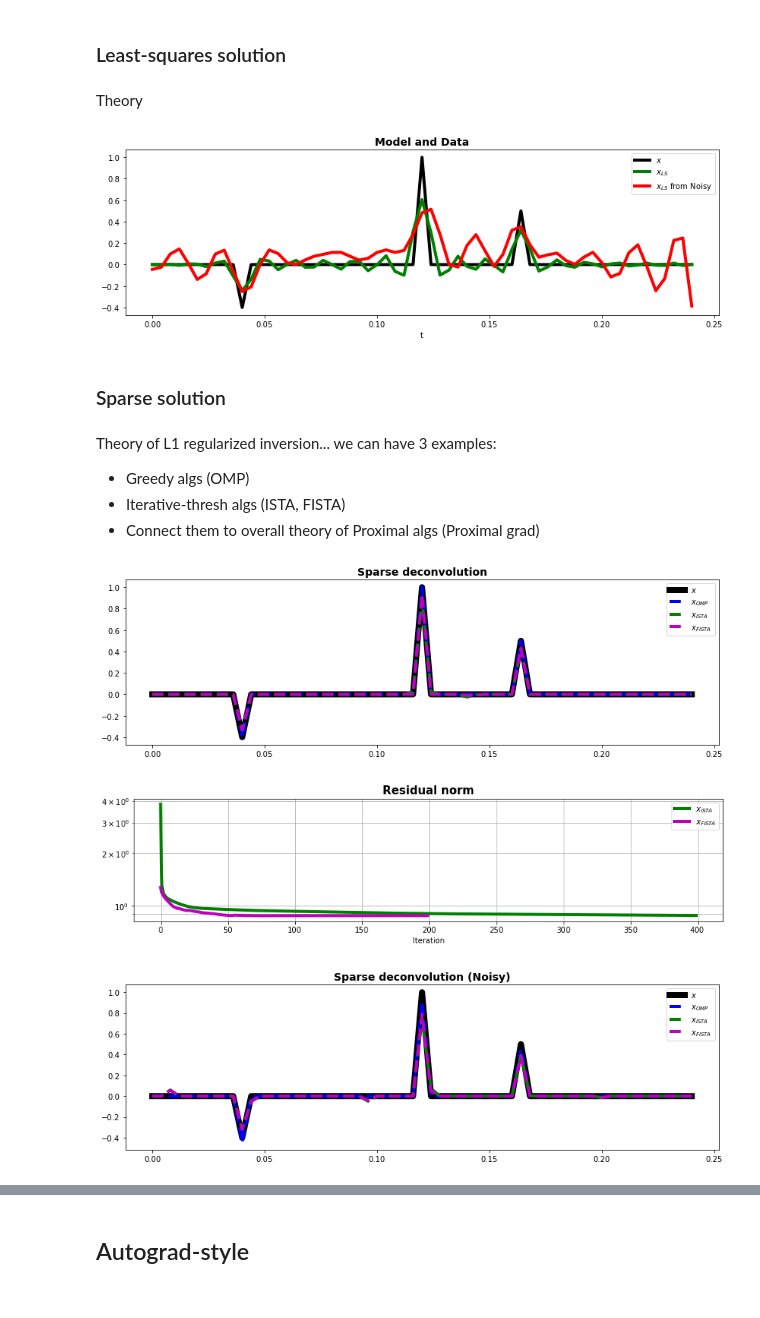
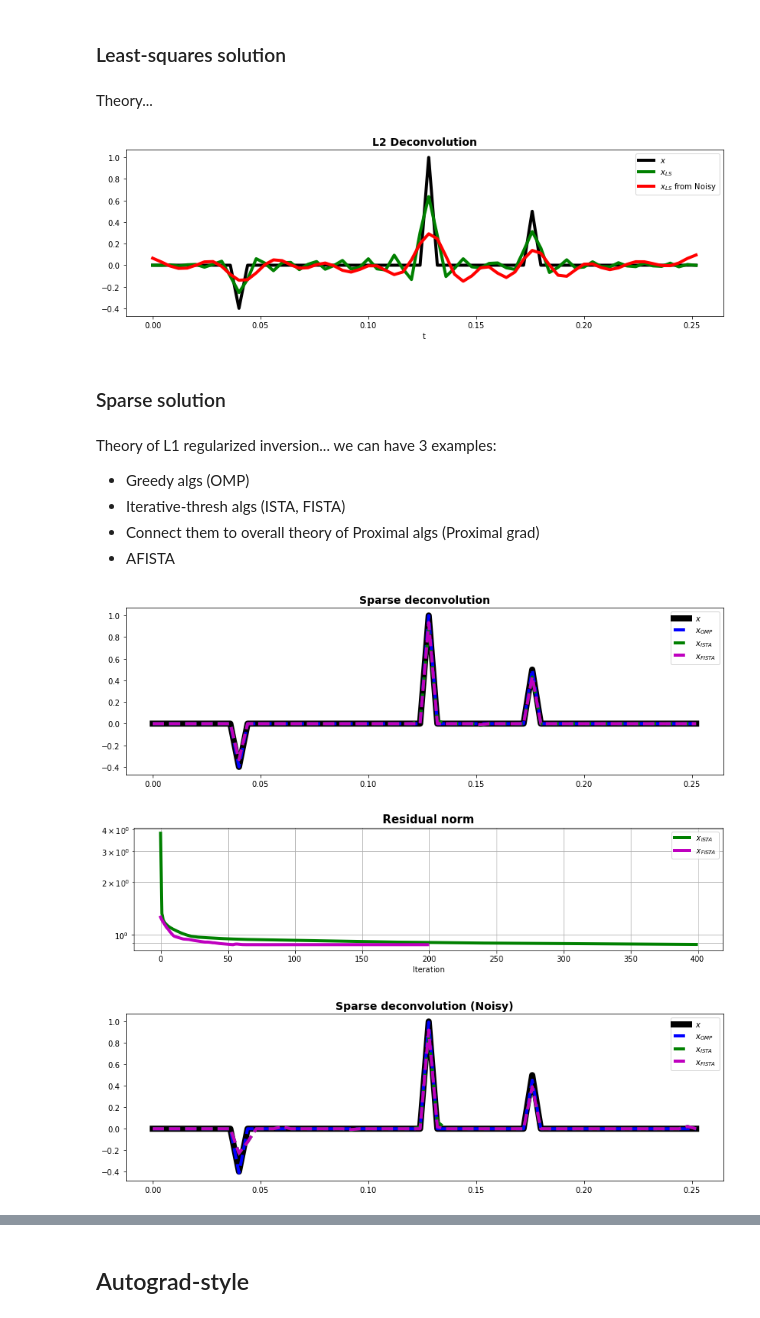
Before and after one commit to PyLops/pylops_transform2022, a Jupyter notebook: Decon.ipynb, the cells around one changed output, grey strips where cells are left out. Cells and saved outputs as stored; diff of their text form; code cells hidden in the pictures.

```diff
--- a/Decon.ipynb
+++ b/Decon.ipynb
@@ -68,8 +75,10 @@ HTML("""
 ## Data creation
 # %%
 # Model
-nt = 61
+nt = 64
 dt = 0.004
+f0=20
+
 t = np.arange(nt) * dt
 x = np.zeros(nt)
 x[10] = -0.4
@@ -77,7 +86,7 @@ x[int(nt / 2)] = 1
 x[nt - 20] = 0.5
 
 # Operator
-h, th, hcenter = pylops.utils.wavelets.ricker(t[:101], f0=20)
+h, th, hcenter = pylops.utils.wavelets.ricker(t[:101], f0=f0)
 Cop = pylops.signalprocessing.Convolve1D(nt, h=h, offset=hcenter, dtype="float32")
 dottest(Cop, verb=True)
 
@@ -105,25 +114,35 @@ Overall theory
 # %% [markdown]
 ### Least-squares solution
 # %% [markdown]
-Theory
+Theory...
+# %%
+def callback(x, xtrue, err):
+    return err.append(np.linalg.norm(x- xtrue))
 # %%
-xls = Cop / y
-xnls = Cop / yn
+#xls = Cop / y
+#xnls = Cop / yn
+#xls = lsqr(Cop, y, damp=1e-10, iter_lim=1000, show=0)[0]
+#xnls = lsqr(Cop, yn, damp=1e-1, iter_lim=1000, show=0)[0]
 
-xls = lsqr(Cop, y, damp=1e-10, iter_lim=1000, show=0)[0]
-#xnls = lsqr(Cop, yn, damp=1e-1, iter_lim=1000, show=0)[0]
-xnls = pylops.optimization.leastsquares.RegularizedInversion(
-    Cop, [], yn, returninfo=False, **dict(damp=1e-1, atol=1e-3, iter_lim=100, show=0))
+errls, errnls = [], []
+xls = lsqr_pylops(Cop, y, np.zeros(nt), damp=1e-10, atol=0, btol=0, niter=400, show=0,
+                  callback=lambda X: callback(X, x, errls))[0]
+xnls = lsqr_pylops(Cop, yn, np.zeros(nt), damp=8e-1, atol=0, btol=0, niter=400, show=0,
+                   callback=lambda X: callback(X, x, errnls))[0]
+
+#xnls = pylops.optimization.leastsquares.RegularizedInversion(
+#    Cop, [], yn, returninfo=False, **dict(damp=1e-1, atol=1e-3, iter_lim=100, show=0))
+
 
 fig, ax = plt.subplots(1, 1, figsize=(14, 4))
 ax.plot(t, x, "k", lw=4, label=r"$x$")
 ax.plot(t, xls, "g", lw=4, label=r"$x_{LS}$")
 ax.plot(t, xnls, "r", lw=4, label=r"$x_{LS}$ from Noisy")
 ax.set_xlabel("t")
 ax.set_title("L2 Deconvolution", fontsize=14, fontweight="bold")
 ax.legend();
 # %% [output]
-[figure, old version]
+[figure, new version]
 # %% [markdown]
 ### Sparse solution
 # %% [markdown]
@@ -132,17 +151,20 @@ Theory of L1 regularized inversion... we can have 3 examples:
 - Greedy algs (OMP)
 - Iterative-thresh algs (ISTA, FISTA)
 - Connect them to overall theory of Proximal algs (Proximal grad)
+- AFISTA
 # %%
 # noise-free
 xomp, _, resomp = pylops.optimization.sparsity.OMP(
     Cop, y, niter_outer=10, sigma=1e-8)
 
+errista, errfista = [], []
 xista, _, resista = pylops.optimization.sparsity.ISTA(
-    Cop, y, niter=400, eps=5e-1, tol=1e-8, returninfo=True)
+    Cop, y, niter=400, eps=5e-1, tol=1e-8, returninfo=True,
+    callback=lambda X: callback(X, x, errista))
 
 xfista, _, resfista = pylops.optimization.sparsity.FISTA(
-    Cop, y, niter=200, eps=5e-1, tol=1e-8, returninfo=True)
-
+    Cop, y, niter=200, eps=5e-1, tol=1e-8, returninfo=True,
+    callback=lambda X: callback(X, x, errfista))
 
 fig, ax = plt.subplots(1, 1, figsize=(14, 4))
 ax.plot(t, x, "k", lw=8, label=r"$x$")
@@ -160,18 +182,21 @@ ax.set_xlabel("Iteration")
 ax.legend()
 ax.grid(True, which="both")
 # %% [output]
-[figure, old version]
+[figure, new version]
 [figure]
 # %%
 # noisy
 xnomp, _, resomp = pylops.optimization.sparsity.OMP(
     Cop, yn, niter_outer=10, sigma=1e0, show=0)
 
+errnista, errnfista = [], []
 xnista, _, resista = pylops.optimization.sparsity.ISTA(
-    Cop, yn, niter=400, eps=5e-1, tol=1e-8, returninfo=True)
+    Cop, yn, niter=400, eps=5e-1, tol=1e-8, returninfo=True,
+    callback=lambda X: callback(X, x, errnista))
 
 xnfista, _, resfista = pylops.optimization.sparsity.FISTA(
-    Cop, yn, niter=200, eps=5e-1, tol=1e-8, returninfo=True)
+    Cop, yn, niter=200, eps=5e-1, tol=1e-8, returninfo=True,
+    callback=lambda X: callback(X, x, errnfista))
 
 fig, ax = plt.subplots(1, 1, figsize=(14, 4))
 ax.plot(t, x, "k", lw=8, label=r"$x$")
@@ -181,5 +206,5 @@ ax.plot(t, xnfista, "--m", lw=4, label=r"$x_{FISTA}$")
 ax.set_title("Sparse deconvolution (Noisy)", fontsize=14, fontweight="bold")
 ax.legend();
 # %% [output]
-[figure, old version]
+[figure, new version]
 # %%
```
Also changed, not shown: parts of 22 cells of this notebook, 1 other file.
